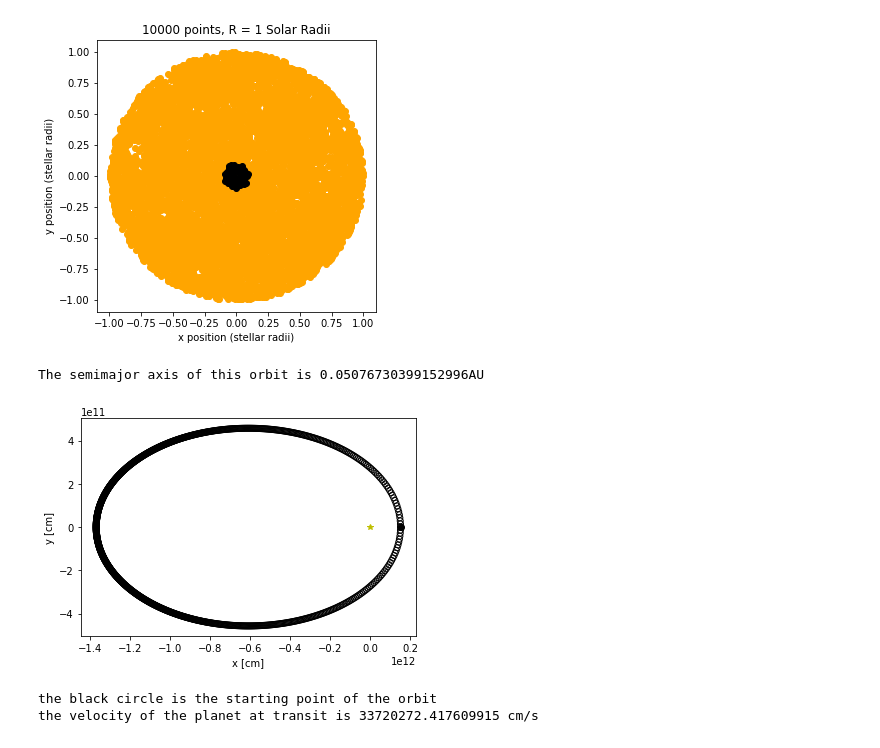
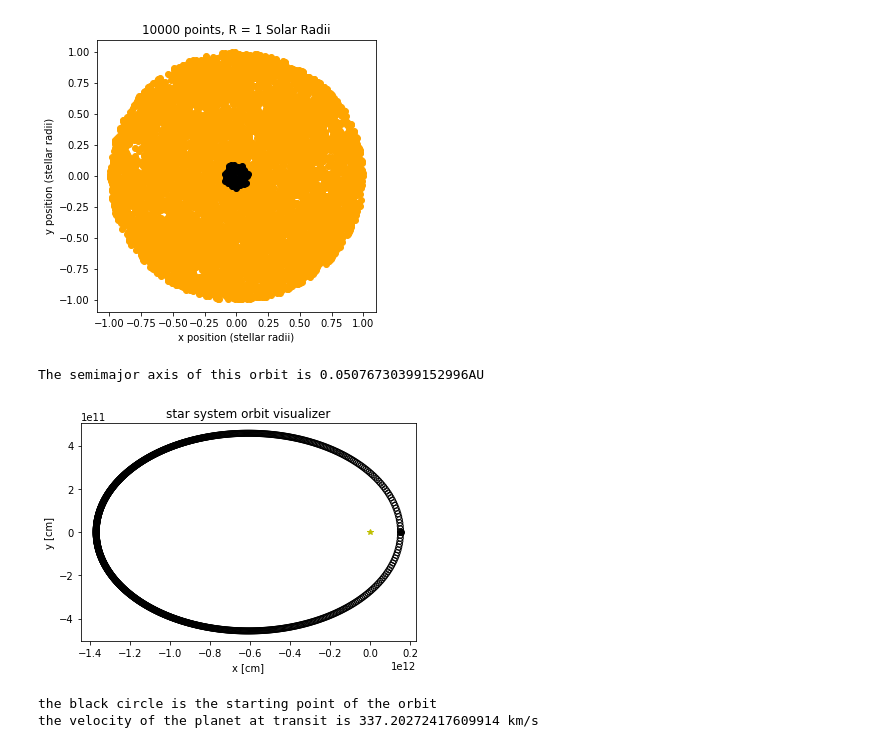
Before and after one commit to grobbins2/Exoplanets-AST4930, a Jupyter notebook: Homework4_GR.ipynb, the cells around one changed output. Drawn from its saved outputs; the diff is of its cells as text; code cells hidden in the pictures.

```diff
--- a/Homework4_GR.ipynb
+++ b/Homework4_GR.ipynb
@@ -221,37 +221,38 @@ for n in range(int(nstep)):
 
 #These are placeholder X and Y arrays-- yours will contain the X and Y positions of the planet
 x_arr = np.array(x_list)
 y_arr = np.array(y_list) #converting to arrays for math
 t_arr = np.array(t_list)
 r_arr = np.array(r_list)
 rmin = min(r_list)
 
 for n in range(len(r_list)):
     if rmin == r_list[n]:
         T_peri_eff = t_list[n] #calculating time of perihelion
 
 dxdt = ((x_arr[0:-1] - x_arr[1:])/(t_arr[0:-1]-t_arr[1:]))
 dydt = ((y_arr[0:-1] - y_arr[1:])/(t_arr[0:-1]-t_arr[1:]))
 speed = ((dxdt**2 + dydt**2)**(.5))
 Kinetic_E = .5*Mplanet*(speed**2)
 Potential_E = -G*Mplanet*Mstar/r_arr
 
 T_peri_real = (T_peri_eff) / s_per_day
 t_list_day = t_arr / s_per_day/ 365
 #fig = plt.figure(figsize=(5,5))
 plt.scatter(x_arr, y_arr, facecolors = 'none', edgecolors = 'black')    #Orbital path
 plt.plot(0, 0, 'y*')    #Stellar host
 plt.plot(x0, y0, 'ko') #stating point
 plt.xlabel('x [cm]')
 plt.ylabel('y [cm]')
+plt.title('star system orbit visualizer')
 plt.show()
 print('the black circle is the starting point of the orbit')
-print('the velocity of the planet at transit is',speed[0],'cm/s')
+print('the velocity of the planet at transit is',speed[0]/10**5,'km/s')
 # %% [output]
 The semimajor axis of this orbit is 0.05076730399152996AU
-[figure, old version]
+[figure, new version]
 the black circle is the starting point of the orbit
-the velocity of the planet at transit is 33720272.417609915 cm/s
+the velocity of the planet at transit is 337.20272417609914 km/s
 # %%
 #From jupyter notebook:
 period=4.931 #insert your period here in days
```
Also changed, not shown: parts of 1 cell of this notebook.
